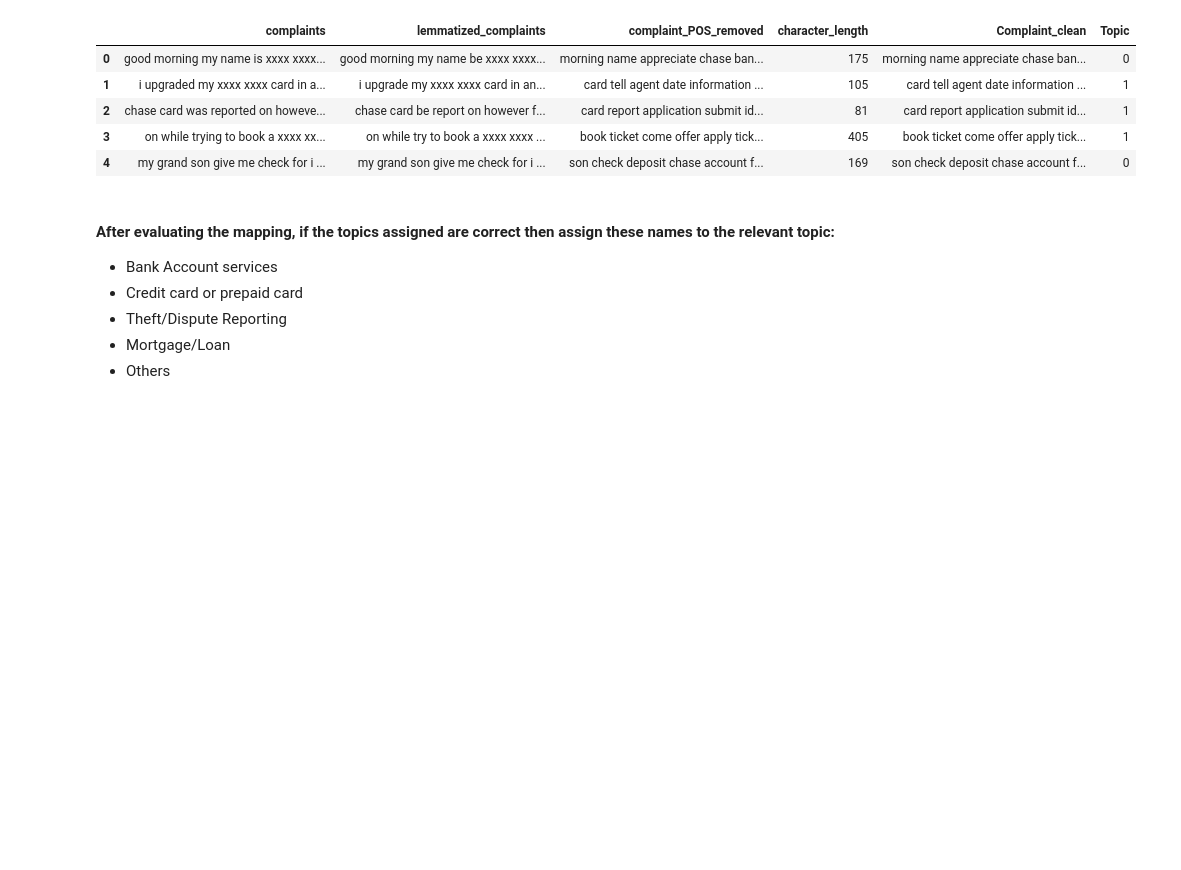
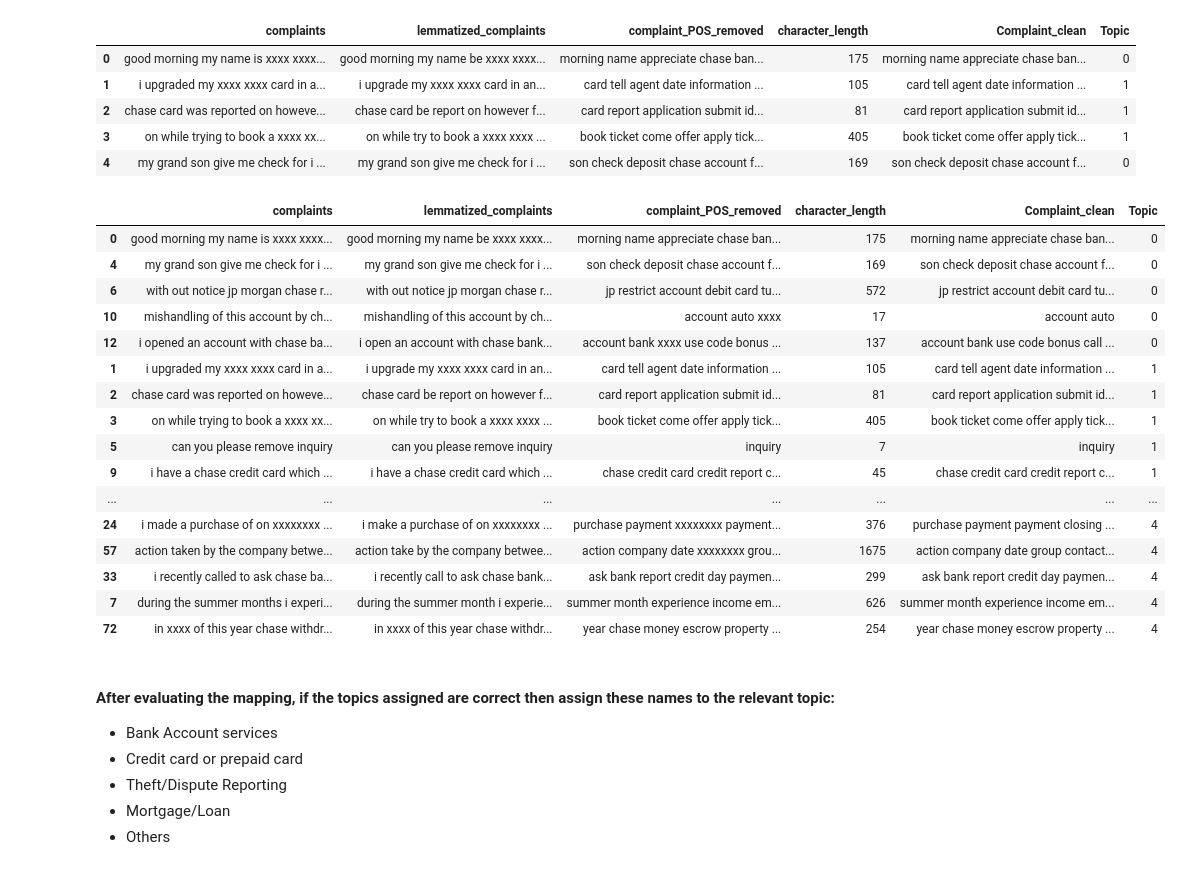
Before and after one commit to Dnyaneshwari-Chidrawar/Automatic-Ticket-Classification-Case-Study, a Jupyter notebook: Automatic_Ticket_Classification_Assignment.ipynb, the cells around one changed output. Cells and saved outputs as stored; diff of their text form; code cells hidden in the pictures; blank space fills up the shorter version.

```diff
--- a/Automatic_Ticket_Classification_Assignment.ipynb
+++ b/Automatic_Ticket_Classification_Assignment.ipynb
@@ -643,8 +660,26 @@ df_clean.head()
 | 4 | my grand son give me check for i ... | my grand son give me check for i ... | son check deposit chase account f... | 169 | son check deposit chase account f... | 0 |
 # %%
 #Print the first 5 Complaint for each of the Topics
-# df_clean=df_clean.groupby('Topic').head(5)
-# df_clean.sort_values('Topic')
+df_clean1 =df_clean.groupby('Topic').head(5)
+df_clean1.sort_values('Topic')
+# %% [output]
+|  | complaints | lemmatized_complaints | complaint_POS_removed | character_length | Complaint_clean | Topic |
+| 0 | good morning my name is xxxx xxxx... | good morning my name be xxxx xxxx... | morning name appreciate chase ban... | 175 | morning name appreciate chase ban... | 0 |
+| 4 | my grand son give me check for i ... | my grand son give me check for i ... | son check deposit chase account f... | 169 | son check deposit chase account f... | 0 |
+| 6 | with out notice jp morgan chase r... | with out notice jp morgan chase r... | jp restrict account debit card tu... | 572 | jp restrict account debit card tu... | 0 |
+| 10 | mishandling of this account by ch... | mishandling of this account by ch... | account auto xxxx | 17 | account auto | 0 |
+| 12 | i opened an account with chase ba... | i open an account with chase bank... | account bank xxxx use code bonus ... | 137 | account bank use code bonus call ... | 0 |
+| 1 | i upgraded my xxxx xxxx card in a... | i upgrade my xxxx xxxx card in an... | card tell agent date information ... | 105 | card tell agent date information ... | 1 |
+| 2 | chase card was reported on howeve... | chase card be report on however f... | card report application submit id... | 81 | card report application submit id... | 1 |
+| 3 | on while trying to book a xxxx xx... | on while try to book a xxxx xxxx ... | book ticket come offer apply tick... | 405 | book ticket come offer apply tick... | 1 |
+| 5 | can you please remove inquiry | can you please remove inquiry | inquiry | 7 | inquiry | 1 |
+| 9 | i have a chase credit card which ... | i have a chase credit card which ... | chase credit card credit report c... | 45 | chase credit card credit report c... | 1 |
+| ... | ... | ... | ... | ... | ... | ... |
+| 24 | i made a purchase of on xxxxxxxx ... | i make a purchase of on xxxxxxxx ... | purchase payment xxxxxxxx payment... | 376 | purchase payment payment closing ... | 4 |
+| 57 | action taken by the company betwe... | action take by the company betwee... | action company date xxxxxxxx grou... | 1675 | action company date group contact... | 4 |
+| 33 | i recently called to ask chase ba... | i recently call to ask chase bank... | ask bank report credit day paymen... | 299 | ask bank report credit day paymen... | 4 |
+| 7 | during the summer months i experi... | during the summer month i experie... | summer month experience income em... | 626 | summer month experience income em... | 4 |
+| 72 | in xxxx of this year chase withdr... | in xxxx of this year chase withdr... | year chase money escrow property ... | 254 | year chase money escrow property ... | 4 |
 # %% [markdown]
 #### After evaluating the mapping, if the topics assigned are correct then assign these names to the relevant topic:
 * Bank Account services
```
Also changed, not shown: parts of 42 cells of this notebook.
